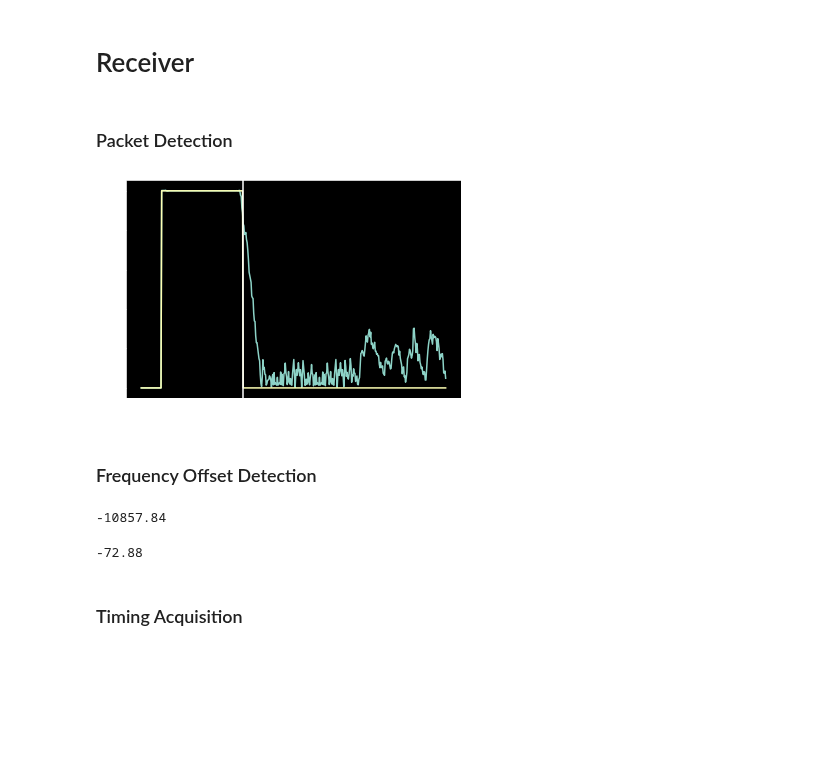
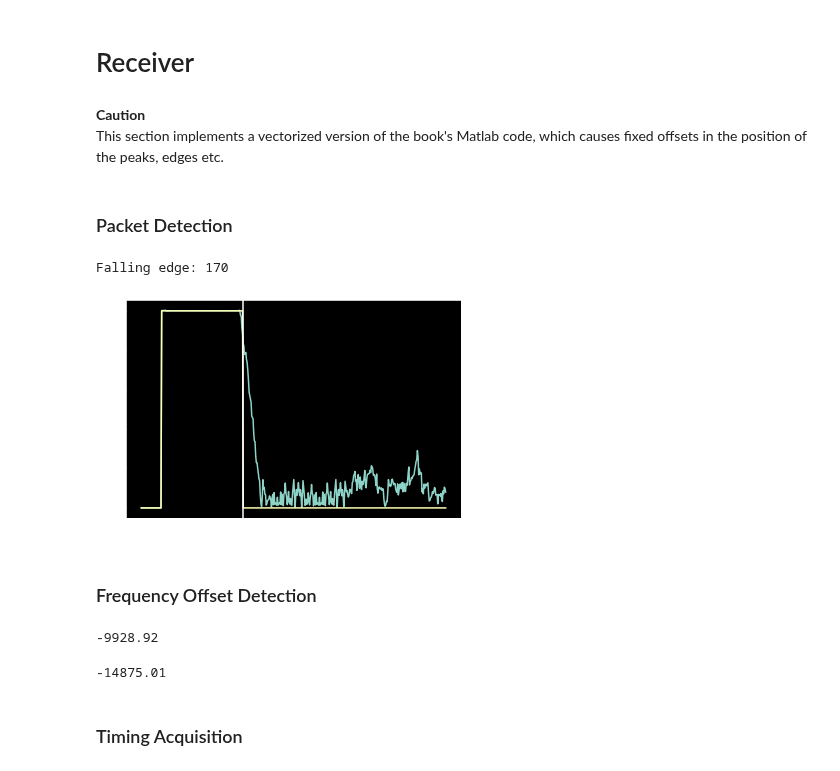
Before and after one commit to mohantyk/dsp_in_comm, a Jupyter notebook: chap6.ipynb, the cells around one changed output. Cells and saved outputs as stored; diff of their text form; code cells hidden in the pictures; blank space fills up the shorter version.

```diff
--- a/chap6.ipynb
+++ b/chap6.ipynb
@@ -321,5 +321,8 @@ plt.plot(ofdm_out.real);
 # %% [markdown]
 # Receiver
+# %% [markdown]
+**Caution**
+This section implements a vectorized version of the book's Matlab code, which causes fixed offsets in the position of the peaks, edges etc.
 # %% [markdown]
 ### Packet Detection
 # %%
@@ -340,24 +343,29 @@ def rolling_mean(arr, win_size=32):
 # %%
 delay = 16
 delay_corr = rx_20mhz[:-delay] * rx_20mhz[delay:].conj()
 auto_corr = rx_20mhz[:-delay] * rx_20mhz[:-delay].conj()
 
 auto_corr_est = np.abs( rolling_mean(delay_corr) )
 var_est = np.abs( rolling_mean(auto_corr) )
 
 comparison_ratio = auto_corr_est/var_est
 comparison_ratio = np.nan_to_num(comparison_ratio)
 
 detection_flag = np.zeros_like(comparison_ratio, int)
 detection_flag[comparison_ratio > 0.85] = 1
 
 falling_edge = np.where( np.diff(detection_flag)<0 )[0][0]
 
 plt.plot(comparison_ratio);
 plt.plot(detection_flag);
 plt.axvline(x=falling_edge);
+
+# Align with book, where the flag is calculated at the end idx of the window
+falling_edge += delay
+print(f'Falling edge: {falling_edge}')
 # %% [output]
+Falling edge: 170
-[figure, old version]
+[figure, new version]
 # %% [markdown]
 ### Frequency Offset Detection
 # %%
@@ -368,7 +376,7 @@ theta = np.angle( rolling_mean(delay_corr)[falling_edge] )
 coarse_freq_offset = theta*20e6/(2*np.pi*delay)
 coarse_freq_offset.round(2)
 # %% [output]
--10857.84
+-9928.92
 # %%
 delay = 64
 delay_corr = rx_20mhz[:-delay] * rx_20mhz[delay:].conj()
@@ -377,7 +385,7 @@ theta = np.angle( rolling_mean(delay_corr, 64)[falling_edge + 125] )
 fine_freq_offset = theta*20e6/(2*np.pi*delay)
 fine_freq_offset.round(2)
 # %% [output]
--72.88
+-14875.01
 # %% [markdown]
 ### Timing Acquisition
 # %%
```
Also changed, not shown: parts of 3 cells of this notebook.
